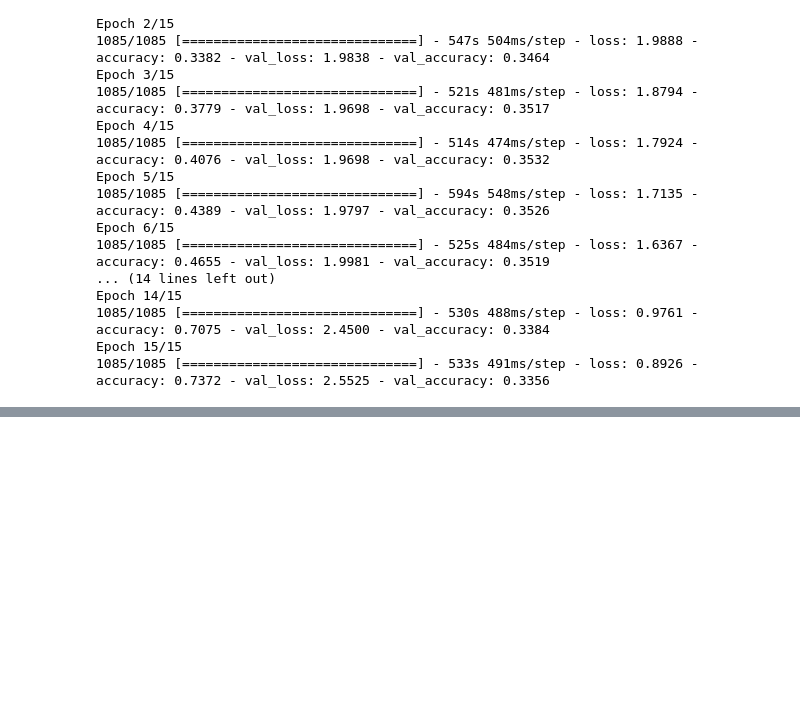
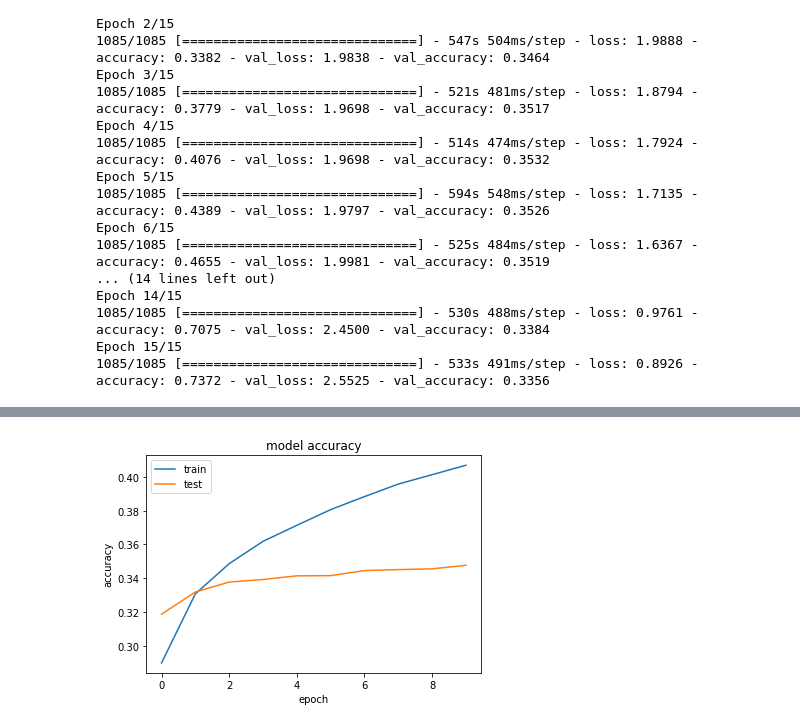
Before and after one commit to A-Istrate/80629_Project, a Jupyter notebook: ML_TPG_without_others.ipynb, the cells around one changed output, grey strips where cells are left out. Cells and saved outputs as stored; diff of their text form; code cells hidden in the pictures; blank space fills up the shorter version.

```diff
--- a/ML_TPG_without_others.ipynb
+++ b/ML_TPG_without_others.ipynb
@@ -454,0 +469,25 @@ Epoch 15/15
+# %%
+
+x=Flatten()(modelVGG.output)
+prediction=Dense(13,activation='softmax')(x)
+model_v=Model(inputs=modelVGG.input,outputs=prediction)
+# %%
+model_VGG = tf.keras.Sequential([
+  layers.experimental.preprocessing.Rescaling(1./255),
+ model_v
+])
+# %%
+model_VGG.compile(
+    optimizer=tf.keras.optimizers.Adam(
+        learning_rate=0.001,
+        epsilon=0.1
+    ),
+    loss=tf.losses.SparseCategoricalCrossentropy(from_logits=True),
+    metrics=['accuracy']
+)
+# %%
+history_VGG=model_VGG.fit(
+  train_ds,
+  validation_data=val_ds,
+  epochs=10
+)
@@ -454,0 +515,10 @@ Epoch 15/15
+# %%
+plt.plot(history_VGG.history['accuracy'])
+plt.plot(history_VGG.history['val_accuracy'])
+plt.title('model accuracy')
+plt.ylabel('accuracy')
+plt.xlabel('epoch')
+plt.legend(['train', 'test'], loc='upper left')
+plt.show()
+# %% [output]
+[figure, added]
```
Also changed, not shown: parts of 10 cells of this notebook, 4 other files.
